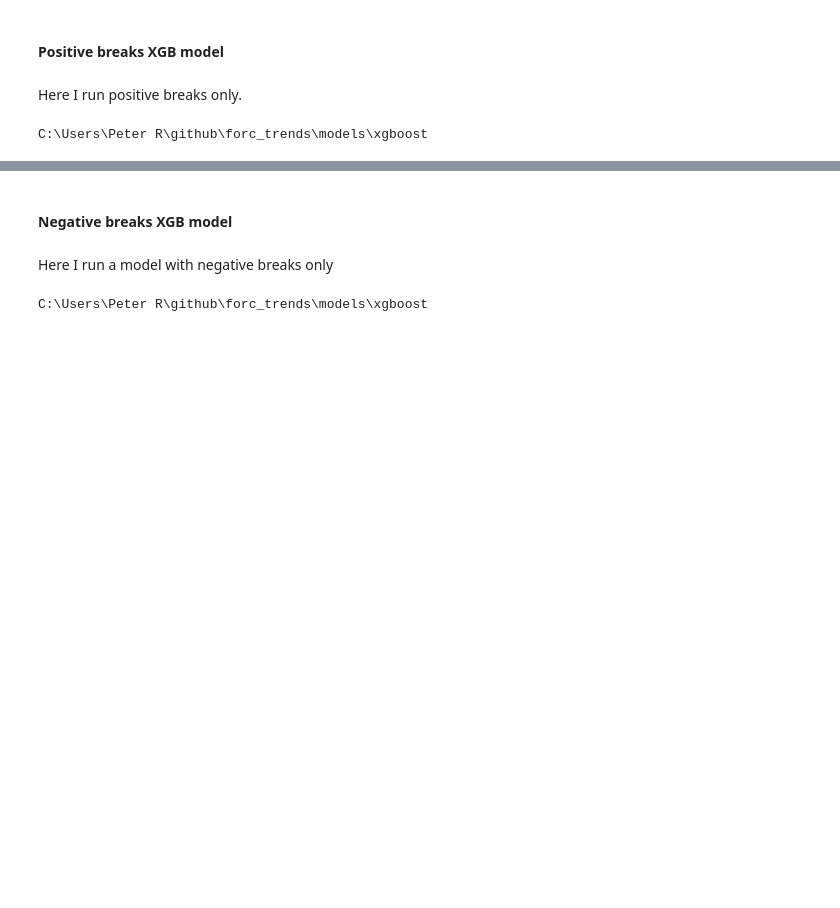
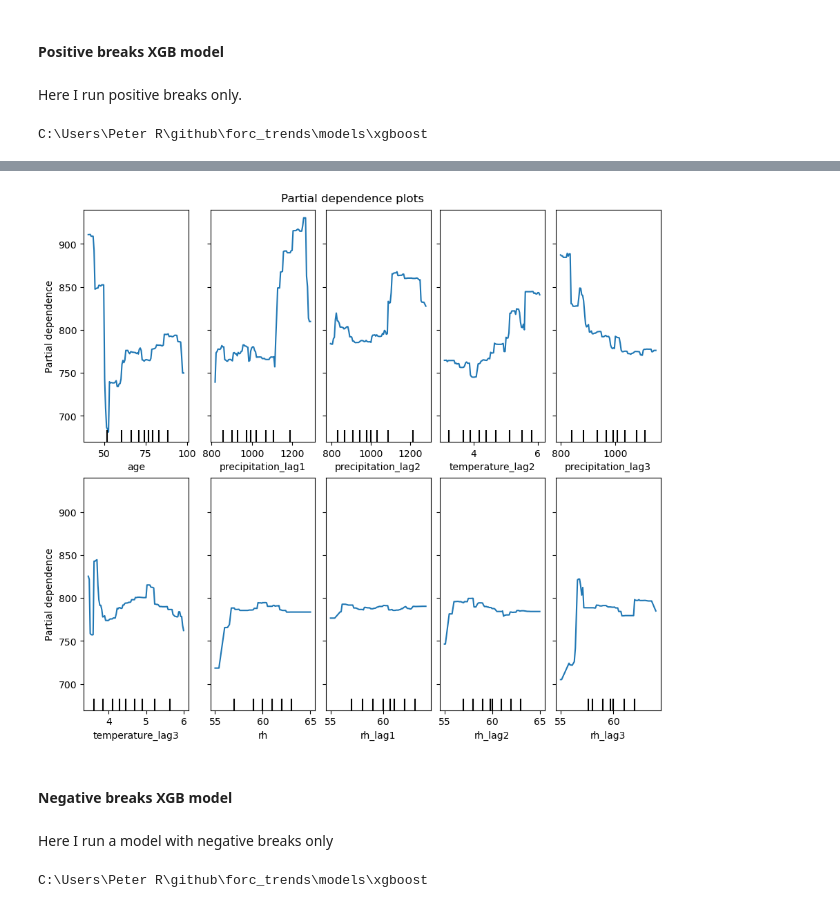
Before and after one commit to georod/forc_trends, a Jupyter notebook: models/xgboost/xgb_evi_brks_reg_drac_models_v1.ipynb, the cells around one changed output, grey strips where cells are left out. Saved outputs shown, nothing was run; the diff lists cells and outputs as text; code cells hidden in the pictures; blank space fills up the shorter version.

```diff
--- a/models/xgboost/xgb_evi_brks_reg_drac_models_v1.ipynb
+++ b/models/xgboost/xgb_evi_brks_reg_drac_models_v1.ipynb
@@ -327,16 +288,0 @@ R-sq: 0.31
-# %%
-from matplotlib import pyplot
-
-eval_set = [(x1_train, y1_train), (x1_test, y1_test)]
-#UserWarning: `eval_metric` in `fit` method is deprecated for better compatibility with scikit-learn, use `eval_metric` in constructor or`set_params` instead.
-model_bp2.fit(x1_train, y1_train, eval_metric=["error", "logloss"], eval_set=eval_set, verbose=False)
-# make predictions for test data
-y_pred = model_bp2.predict(x1_test)
-predictions = [round(value) for value in y_pred]
-
-# evaluate predictions
-# retrieve performance metrics
-results = model_bp2.evals_result()
-
-epochs = len(results['validation_0']['error'])
-x_axis = range(0, epochs)
@@ -367,32 +309,37 @@ image.render(r'.\figs\pos_decision_tree6.png', format = format)
 # %%
 # Partial dependence plots
+
+import matplotlib.pyplot as plt
+
 # PDP is an average of the marginal effects of the features. We are averaging the response of all samples of the provided set.
 from sklearn.inspection import PartialDependenceDisplay
 
 #["age","deciduous","elevation","precipitation","temperature","precipitation_lag1", "temperature_lag1", "precipitation_lag2", "temperature_lag2", "precipitation_lag3", "temperature_lag3",
 #                 "rh" ,"rh_lag1","rh_lag2","rh_lag3"]
 
-features_names2 = ["age","elevation","precipitation","temperature","precipitation_lag1", "temperature_lag1", "precipitation_lag2", "temperature_lag2", "precipitation_lag3", "temperature_lag3"]
+features_names2 = ["age","precipitation_lag1", "precipitation_lag2", "temperature_lag2", "precipitation_lag3", "temperature_lag3", "rh", "rh_lag1", "rh_lag2", "rh_lag3"]
 #target_names1 = "Magnitude"
 
 _, ax1 = plt.subplots(ncols=5, nrows=2, figsize=(9, 8), constrained_layout=True)
 
-display = PartialDependenceDisplay.from_estimator(model_m2e, x1_train, features_names2, ax=ax1)
+display = PartialDependenceDisplay.from_estimator(model_bp2, x1_train, features_names2, ax=ax1)
 
 _ = display.figure_.suptitle(
     (
         "Partial dependence plots"
 
     ),
     fontsize=12,
 )
 
 
-plt.savefig(r'.\figs\partial_dependence6.png',  dpi=300, bbox_inches='tight')
+#plt.savefig(r'.\figs\partial_dependence6.png',  dpi=300, bbox_inches='tight')
 
 plt.show()
 
 # Black ticks on X-axis are deciles
+# %% [output]
+[figure, added]
 # %% [markdown]
 #### Negative breaks XGB model
 # %% [markdown]
```
Also changed, not shown: parts of 11 cells of this notebook, 2 other files.
